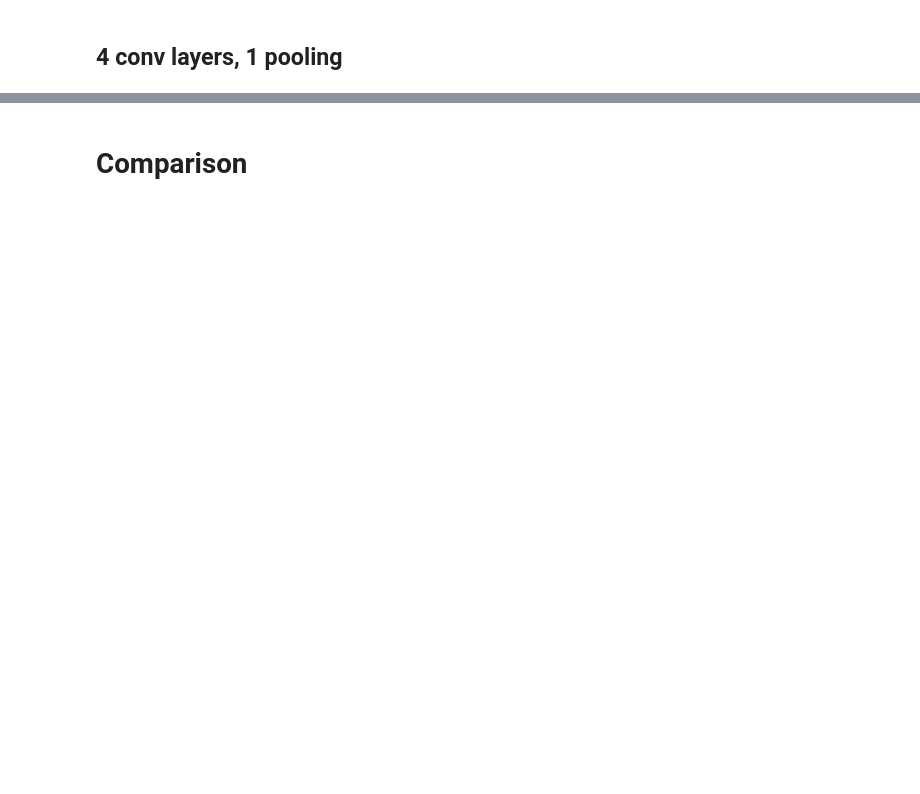
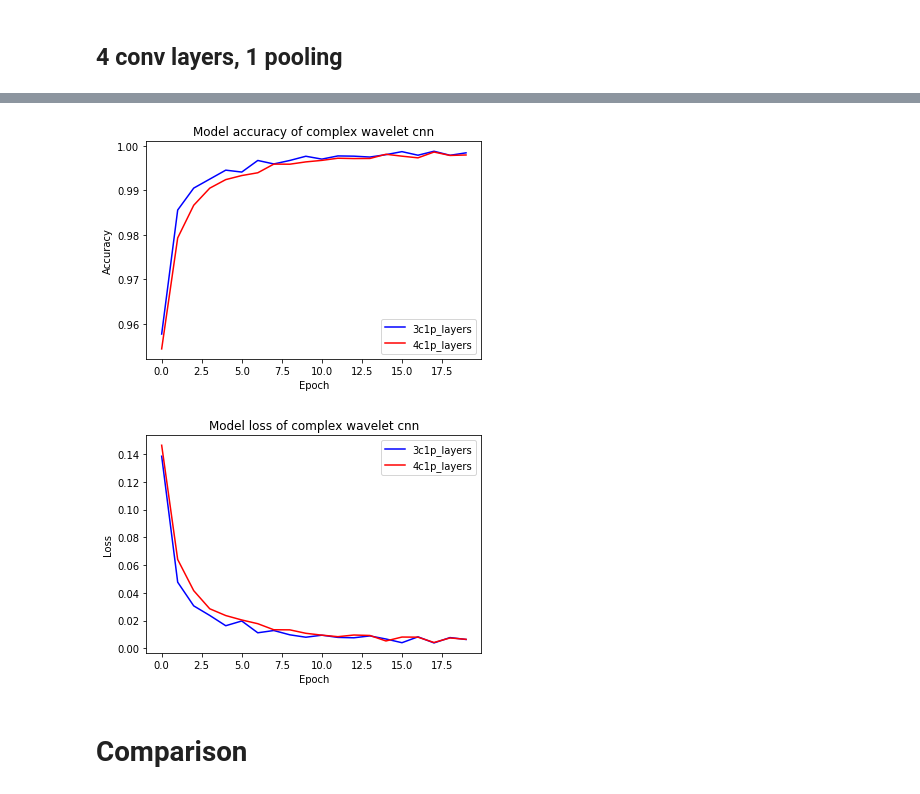
Before and after one commit to LonghuaHu/deep-learning, a Jupyter notebook: Comparison_using_full_mnist_data.ipynb, the cells around one changed output, grey strips where cells are left out. Cells and saved outputs as stored; diff of their text form; code cells hidden in the pictures; blank space fills up the shorter version.

```diff
--- a/Comparison_using_full_mnist_data.ipynb
+++ b/Comparison_using_full_mnist_data.ipynb
@@ -707,0 +803,19 @@ plt.show()
+# %%
+model = tf.keras.models.Sequential()
+model.add(tf.keras.layers.Conv3D(8, (1,3,3), activation='relu', input_shape=(8, 14, 14, 1)))
+#model.add(tf.keras.layers.MaxPooling3D(pool_size=(2, 2, 2), strides=(1, 2, 2)))
+#model.add(tf.keras.layers.BatchNormalization())
+model.add(tf.keras.layers.Conv3D(16, (1,3,3), activation='relu'))
+model.add(tf.keras.layers.Conv3D(32, (1,3,3), activation='relu'))
+model.add(tf.keras.layers.Conv3D(32, (1,3,3), activation='relu'))
+model.add(tf.keras.layers.MaxPooling3D(pool_size=(1, 2, 2), strides=(1, 2, 2)))
+model.add(tf.keras.layers.BatchNormalization())
+
+
+#FC Layers
+model.add(tf.keras.layers.Flatten())
+model.add(tf.keras.layers.Dense(128, activation='relu'))
+model.add(tf.keras.layers.Dense(10, activation='softmax'))
+
+model.compile(optimizer='adam', loss='sparse_categorical_crossentropy', metrics=['accuracy'])
+model.summary()
@@ -707,0 +840,3 @@ plt.show()
+# %%
+history_cwcnn_4c1p = model.fit(X_train_cw, y_train_cw, epochs=20, verbose=1)
+test_loss = model.evaluate(X_test_cw, y_test_cw)
@@ -708,3 +861,26 @@ plt.show()
+# %%
+import matplotlib.pyplot as plt
+# Plot training accuracy values
+plt.plot(history_cwcnn_3c1p.history['acc'], color='blue', label='3c1p_layers')
+plt.plot(history_cwcnn_4c1p.history['acc'], color='red', label='4c1p_layers')
+plt.title('Model accuracy of complex wavelet cnn')
+plt.ylabel('Accuracy')
+plt.xlabel('Epoch')
+plt.legend()
+plt.show()
+
+# Plot training loss values
+#plt.plot(history_cnn_3c2p.history['loss'], color='green', label='3c2p_layers')
+plt.plot(history_cwcnn_3c1p.history['loss'], color='blue', label='3c1p_layers')
+plt.plot(history_cwcnn_4c1p.history['loss'], color='red', label='4c1p_layers')
+plt.title('Model loss of complex wavelet cnn')
+plt.ylabel('Loss')
+plt.xlabel('Epoch')
+plt.legend()
+plt.show()
+# %% [output]
+[figure, added]
+[figure, added]
 # %% [markdown]
 # Comparison
 # %%
```
Also changed, not shown: parts of 27 cells of this notebook.
